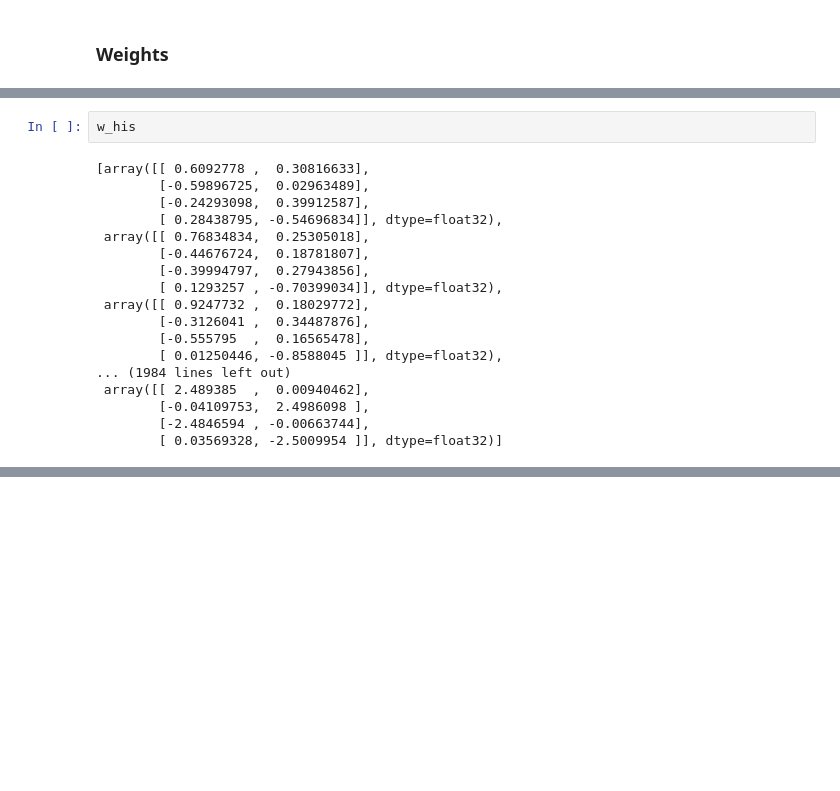
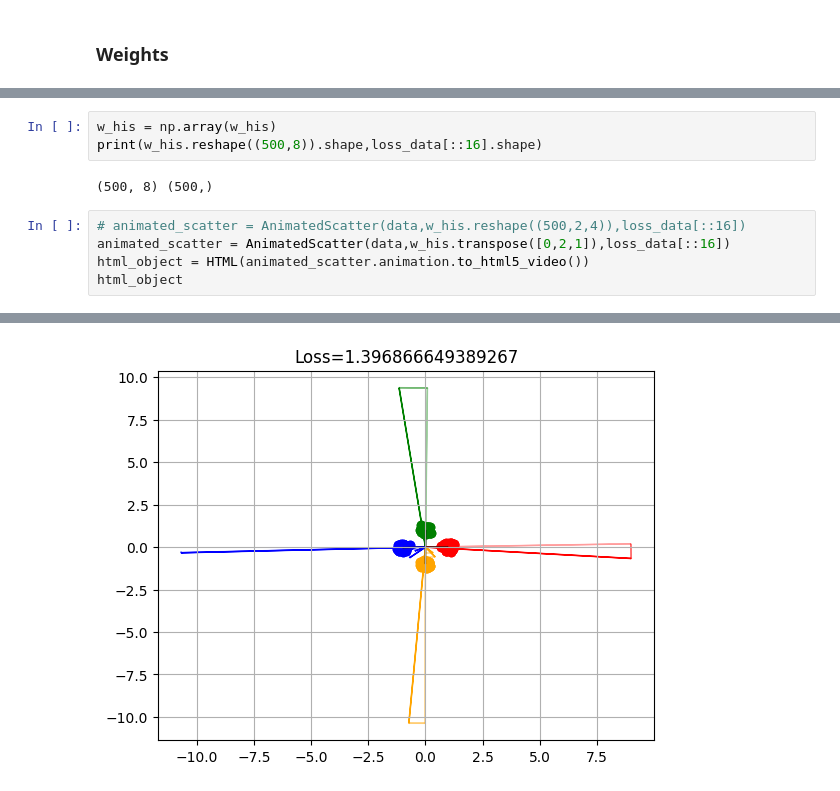
Before and after one commit to Dalsaetra/unitary_memory_indexing_recreated, a Jupyter notebook: notebooks/main.ipynb, the cells around one changed output, grey strips where cells are left out. Drawn from its saved outputs; the diff is of its cells as text; blank space fills up the shorter version.

Commit message:
Implemented animation of weight history

```diff
--- a/notebooks/main.ipynb
+++ b/notebooks/main.ipynb
@@ -167,20 +168,11 @@ for col,center,i in zip(colors,centers,range(n_categories)):
-# %%
-w_his
-# %% [output]
-[array([[ 0.6092778 ,  0.30816633],
-        [-0.59896725,  0.02963489],
-        [-0.24293098,  0.39912587],
-        [ 0.28438795, -0.54696834]], dtype=float32),
- array([[ 0.76834834,  0.25305018],
-        [-0.44676724,  0.18781807],
-        [-0.39994797,  0.27943856],
-        [ 0.1293257 , -0.70399034]], dtype=float32),
- array([[ 0.9247732 ,  0.18029772],
-        [-0.3126041 ,  0.34487876],
-        [-0.555795  ,  0.16565478],
-        [ 0.01250446, -0.8588045 ]], dtype=float32),
-... (1984 lines left out)
- array([[ 2.489385  ,  0.00940462],
-        [-0.04109753,  2.4986098 ],
-        [-2.4846594 , -0.00663744],
-        [ 0.03569328, -2.5009954 ]], dtype=float32)]
+# %%
+w_his = np.array(w_his)
+print(w_his.reshape((500,8)).shape,loss_data[::16].shape)
+# %% [output]
+(500, 8) (500,)
+# %%
+# animated_scatter = AnimatedScatter(data,w_his.reshape((500,2,4)),loss_data[::16])
+animated_scatter = AnimatedScatter(data,w_his.transpose([0,2,1]),loss_data[::16])
+html_object = HTML(animated_scatter.animation.to_html5_video())
+html_object
+# %% [output]
@@ -186,0 +180 @@ w_his
+[figure, added]
```
Also changed, not shown: parts of 6 cells of this notebook, 1 other file.
